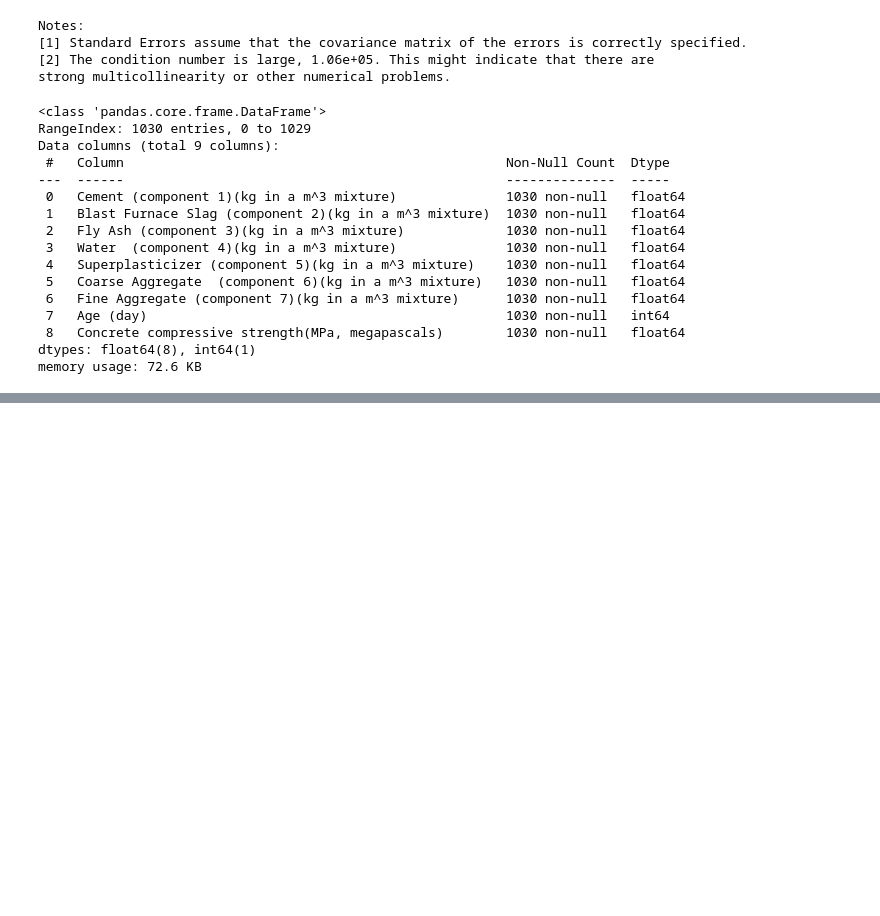
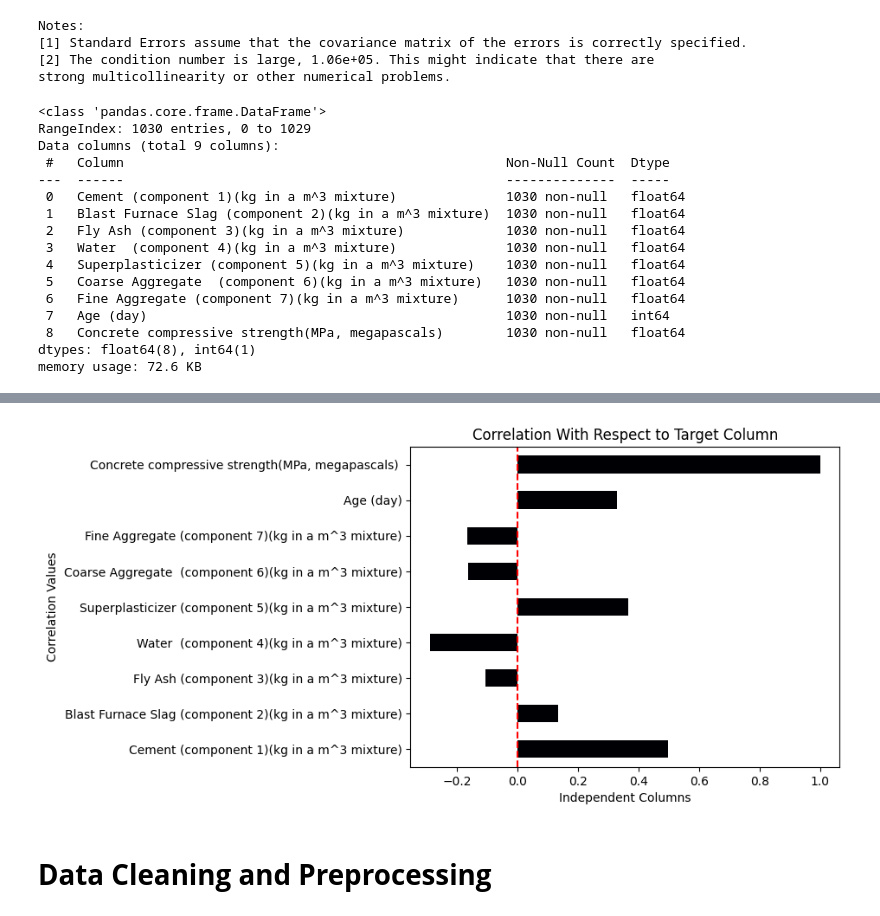
Before and after one commit to singhakhilesh712/CementPrediction_Model, a Jupyter notebook: Model.ipynb, the cells around one changed output, grey strips where cells are left out. Drawn from its saved outputs; the diff is of its cells as text; code cells hidden in the pictures; blank space fills up the shorter version.

```diff
--- a/Model.ipynb
+++ b/Model.ipynb
@@ -152,0 +198,12 @@ Techniques:-
+# %%
+#This Graph shows the correlation of all the columns with respect to target column
+df.corr()['Concrete compressive strength(MPa, megapascals) '].plot(kind='barh',cmap='magma')
+plt.axvline(0,linestyle='--',color='red')
+plt.title('Correlation With Respect to Target Column')
+plt.ylabel('Correlation Values')
+plt.xlabel('Independent Columns')
+plt.show()
+# %% [output]
+[figure, added]
+# %% [markdown]
+# **Data Cleaning and Preprocessing**
```
Also changed, not shown: parts of 26 cells of this notebook.
